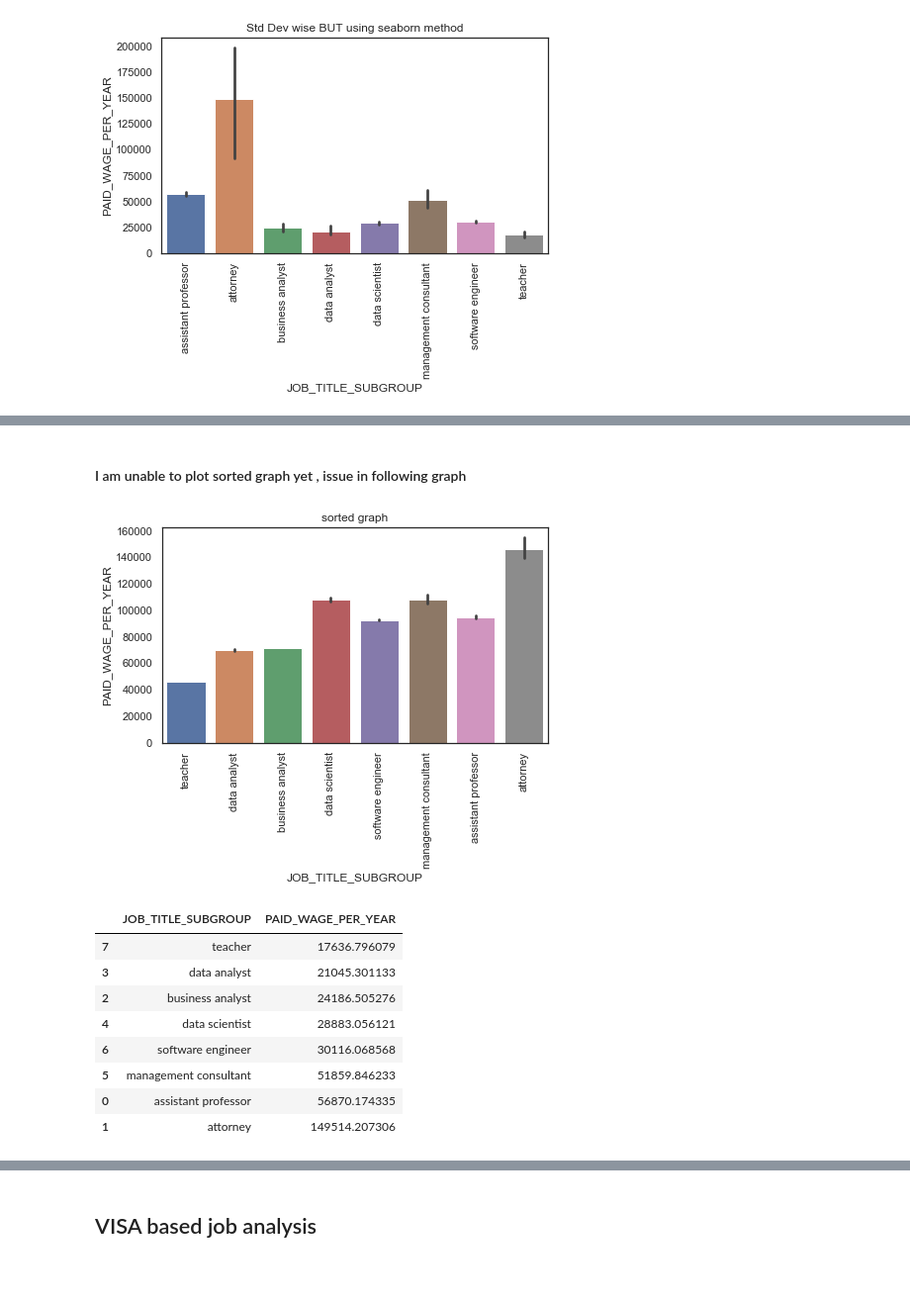
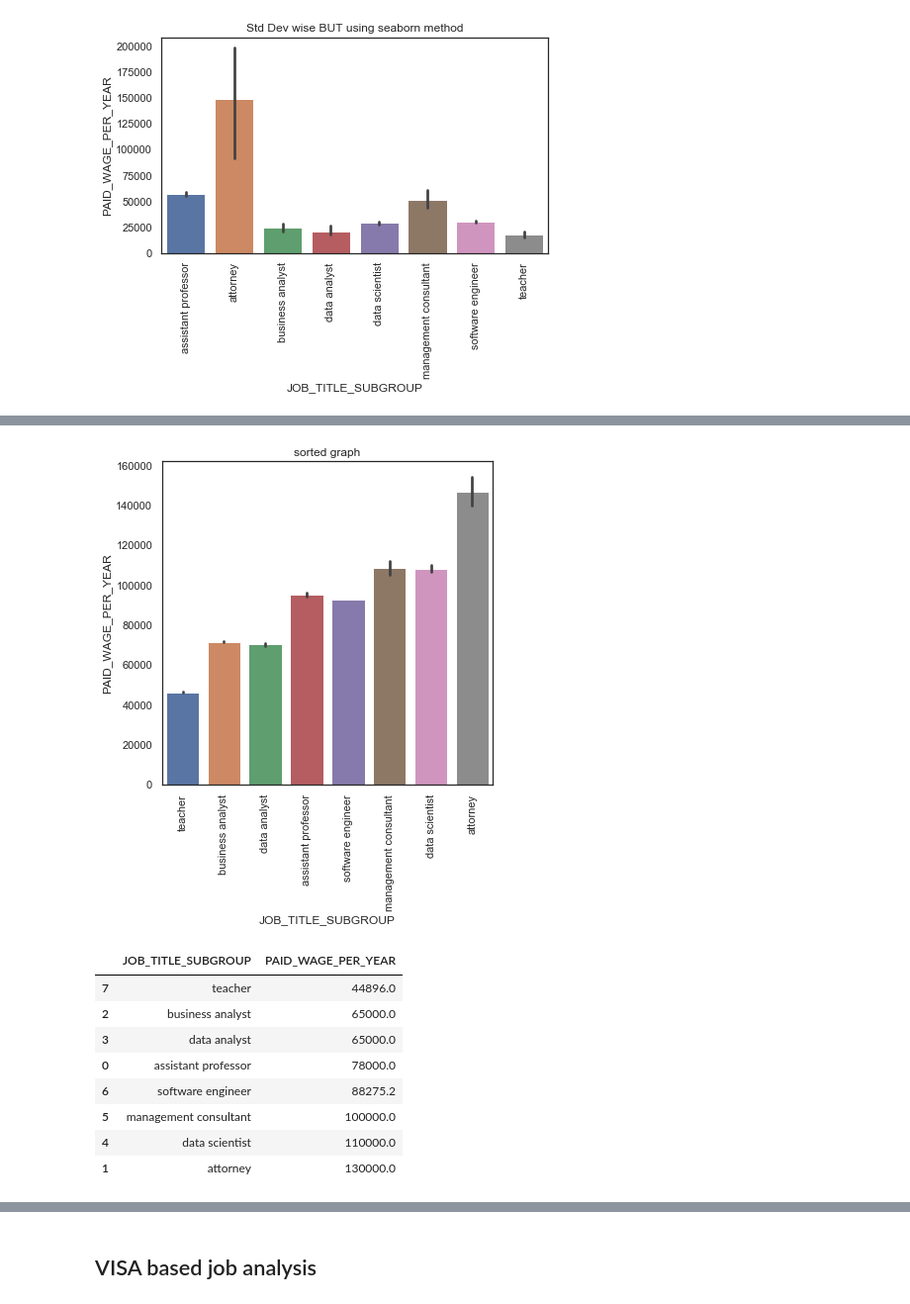
Before and after one commit to vivekgoyal180/EDA-Salary-data, a Jupyter notebook: EDA salary data.ipynb, the cells around one changed output, grey strips where cells are left out. Shown at 99% size. Cells and saved outputs as stored; diff of their text form; code cells hidden in the pictures; blank space fills up the shorter version.

```diff
--- a/EDA salary data.ipynb
+++ b/EDA salary data.ipynb
@@ -98,7 +98,7 @@ None
 # Data visualization
 # %%
 #Setting up the default figure size
-sns.set(rc={'figure.figsize':(10,10)},style='white')
+sns.set(rc={'figure.figsize':(10,8)},style='white')
 # %% [markdown]
 # salaries of data related rows
 # %% [markdown]
@@ -164,29 +166,28 @@ plt.show()
-# %% [markdown]
-####  I am unable to plot sorted graph yet , issue in following graph
 # %%
-# trying to plot grapgh in order
-result = salary.groupby('JOB_TITLE_SUBGROUP')['PAID_WAGE_PER_YEAR'].aggregate(np.std).reset_index()\
+# sorting data points
+result = salary.groupby('JOB_TITLE_SUBGROUP')['PAID_WAGE_PER_YEAR'].aggregate(np.median).reset_index()\
                                                                               .sort_values('PAID_WAGE_PER_YEAR')
 
+#sorted graph
 result_plot= sns.barplot(y=salary.PAID_WAGE_PER_YEAR,x=salary.JOB_TITLE_SUBGROUP,data=result,order=result['JOB_TITLE_SUBGROUP'])
 plt.xticks(rotation=90)
 plt.title('sorted graph')
 plt.show()
 result_plot.figure.savefig('output.jpeg',bbox_inches='tight')
 # %% [output]
-[figure, old version]
+[figure, new version]
 # %%
 result
 # %% [output]
 |  | JOB_TITLE_SUBGROUP | PAID_WAGE_PER_YEAR |
-| 7 | teacher | 17636.796079 |
-| 3 | data analyst | 21045.301133 |
-| 2 | business analyst | 24186.505276 |
-| 4 | data scientist | 28883.056121 |
-| 6 | software engineer | 30116.068568 |
-| 5 | management consultant | 51859.846233 |
-| 0 | assistant professor | 56870.174335 |
-| 1 | attorney | 149514.207306 |
+| 7 | teacher | 44896.0 |
+| 2 | business analyst | 65000.0 |
+| 3 | data analyst | 65000.0 |
+| 0 | assistant professor | 78000.0 |
+| 6 | software engineer | 88275.2 |
+| 5 | management consultant | 100000.0 |
+| 4 | data scientist | 110000.0 |
+| 1 | attorney | 130000.0 |
 # %% [markdown]
 ## Conclusion/Analysis
 
```
Also changed, not shown: parts of 44 cells of this notebook.
